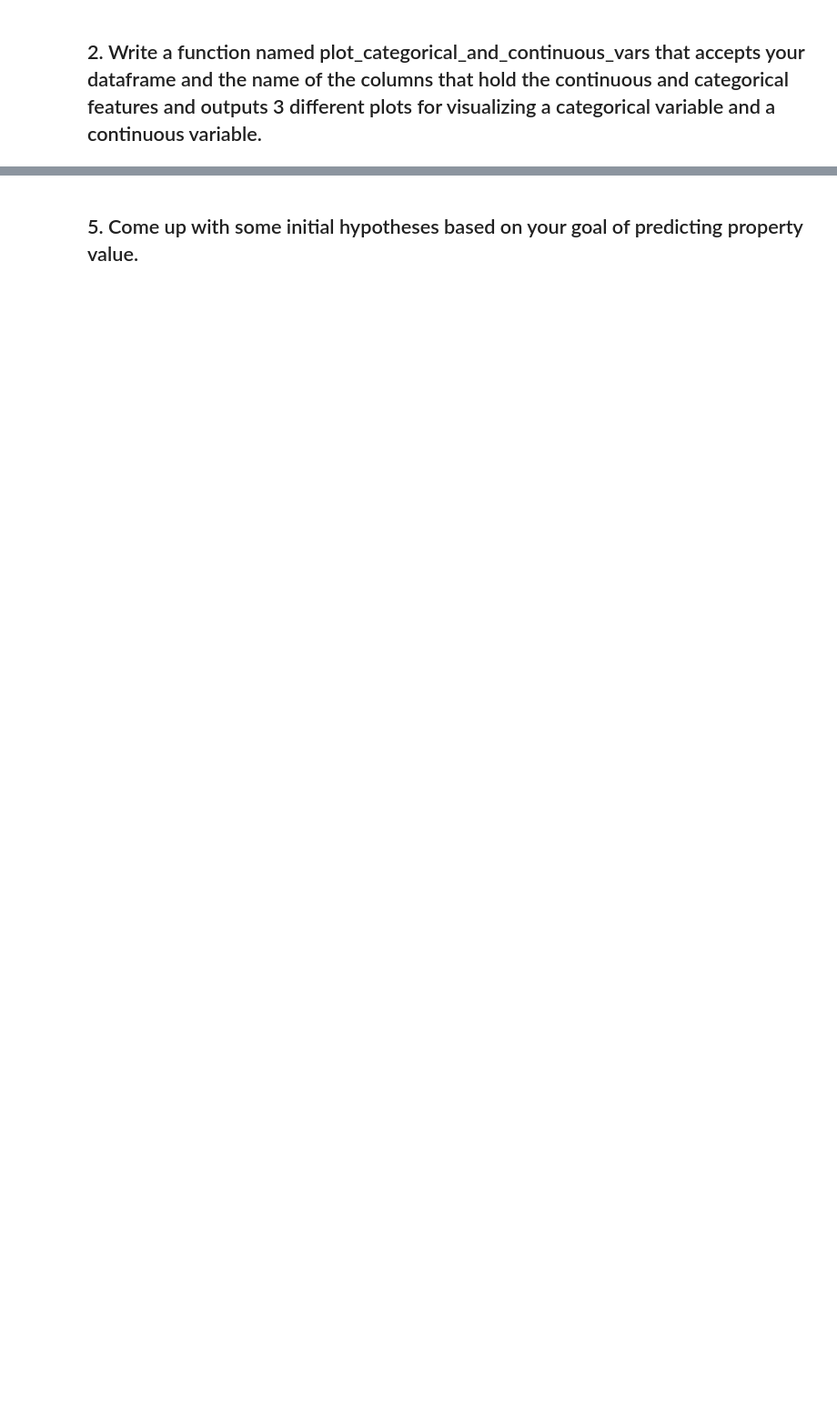
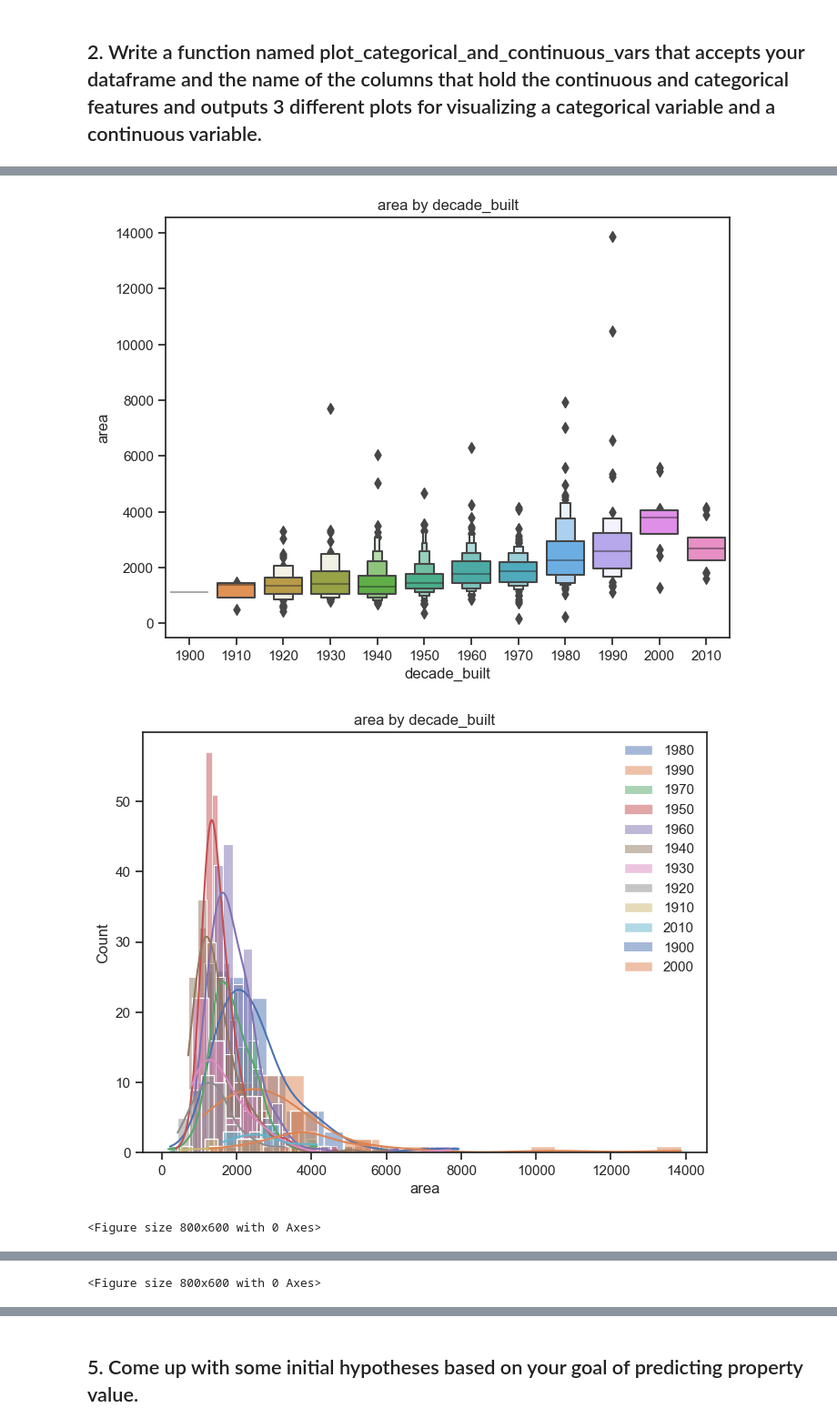
Before and after one commit to Josue-Gonzalez627/regression-exercises, a Jupyter notebook: explore.ipynb, the cells around one changed output, grey strips where cells are left out. Shown at 91% size. Cells and saved outputs as stored; diff of their text form; code cells hidden in the pictures; blank space fills up the shorter version.

```diff
--- a/explore.ipynb
+++ b/explore.ipynb
@@ -133,0 +161,6 @@ plot_variable_pairs(df_sample)
+# %%
+# create a new column with the years being binned by decade
+train_sample['decade_built'] = pd.cut(train_sample['year_built'], bins=range(1900, 2021, 10), labels=range(1900, 2020, 10))
+
+cat_cols = ['decade_built', 'county', 'bathrooms', 'bedrooms']
+cont_cols = ['area', 'tax_value', 'tax_amount']
@@ -133,0 +179,6 @@ plot_variable_pairs(df_sample)
+# %%
+e.plot_categorical_and_continuous_vars(train_sample, cat_cols, cont_cols)
+# %% [output]
+[figure, added]
+[figure, added]
+<Figure size 800x600 with 0 Axes>
@@ -133,0 +188 @@ plot_variable_pairs(df_sample)
+<Figure size 800x600 with 0 Axes>
```
Also changed, not shown: parts of 32 cells of this notebook, 3 other files.
